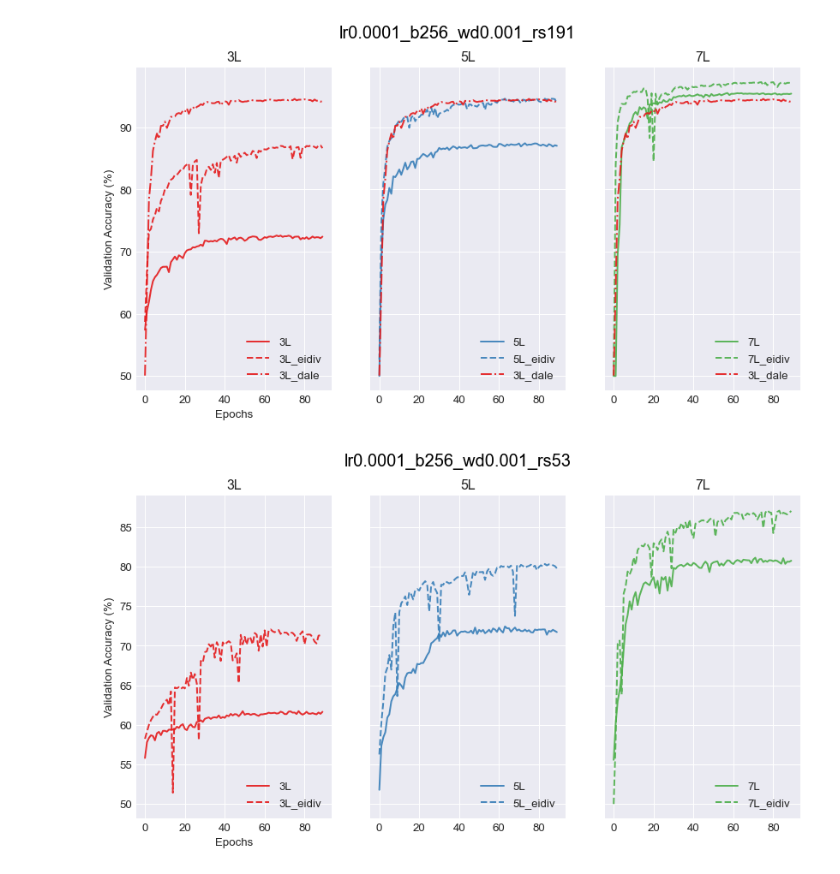
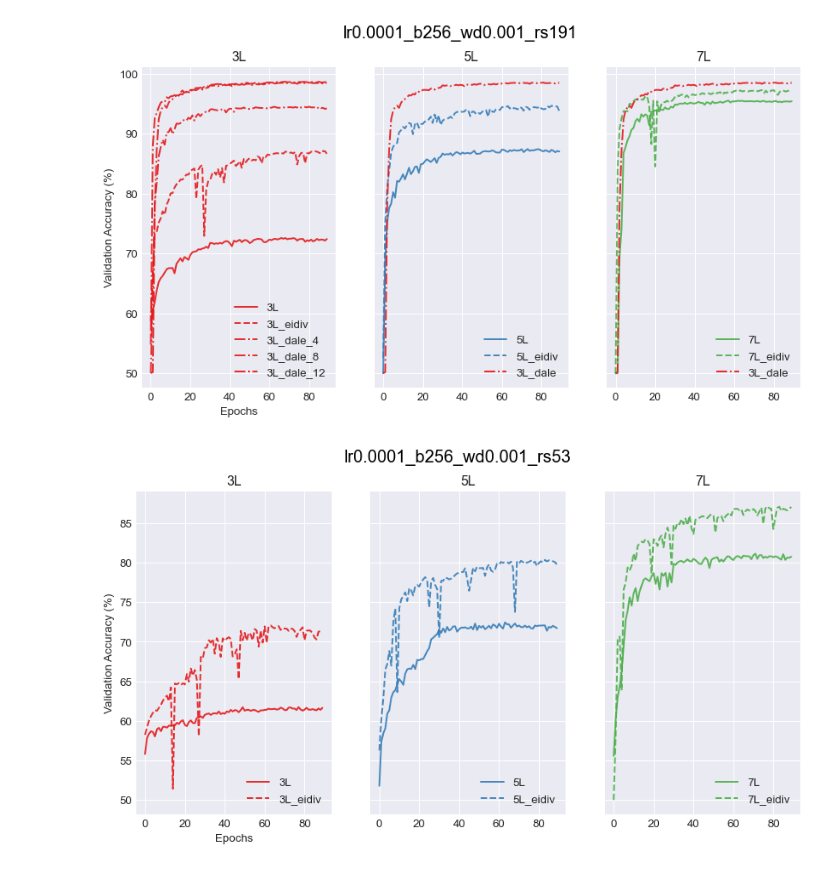
Before and after one commit to hiyuantang/marked_long, a Jupyter notebook: results/vis.ipynb, the cells around one changed output. Saved outputs shown, nothing was run; the diff lists cells and outputs as text; code cells hidden in the pictures.

Commit message:
upload new results

```diff
--- a/results/vis.ipynb
+++ b/results/vis.ipynb
@@ -93,7 +93,9 @@ L7eidiv_rs191 = get_val_results_addtodata('./rs191/7Leidiv.txt')
 #validation results from -b 256 --epochs 90 --wd 0.001 --lr 0.0001 --rs191 datasplit 8:2 w/ maxpool
 L3_rs191_mp = get_val_results_addtodata('./rs191_maxpool/3L.txt')
 L3eidiv_rs191_mp = get_val_results_addtodata('./rs191_maxpool/3Leidiv.txt')
-L3dale_rs191_mp = get_val_results_addtodata('./rs191_maxpool/3Ldale.txt')
+L3dale_4_rs191_mp = get_val_results_addtodata('./rs191_maxpool/3Ldale_4.txt')
+L3dale_8_rs191_mp = get_val_results_addtodata('./rs191_maxpool/3Ldale_8.txt')
+L3dale_12_rs191_mp = get_val_results_addtodata('./rs191_maxpool/3Ldale_12.txt')
 
 L5_rs191_mp = get_val_results_addtodata('./rs191_maxpool/5L.txt')
 L5eidiv_rs191_mp = get_val_results_addtodata('./rs191_maxpool/5Leidiv.txt')
@@ -111,10 +113,10 @@ L5eidiv_mean, L5eidiv_std = get_mean_std_at_epoch(L5eidiv_rs53, L5eidiv_rs77, L5
 L7_mean, L7_std = get_mean_std_at_epoch(L7_rs53, L7_rs77, L7_rs191, epoch=epoch_global)
 L7eidiv_mean, L7eidiv_std = get_mean_std_at_epoch(L7eidiv_rs53, L7eidiv_rs77, L7eidiv_rs191, epoch=epoch_global)
 # %%
-acc_list = np.array([L3_rs191_mp, L3eidiv_rs191_mp, L3dale_rs191_mp,
+acc_list = np.array([L3_rs191_mp, L3eidiv_rs191_mp, L3dale_4_rs191_mp, L3dale_8_rs191_mp, L3dale_12_rs191_mp,
                     L5_rs191_mp, L5eidiv_rs191_mp,
                     L7_rs191_mp, L7eidiv_rs191_mp], dtype=object)
-name_list = np.array(['3L', '3L_eidiv', '3L_dale',
+name_list = np.array(['3L', '3L_eidiv', '3L_dale_4', '3L_dale_8', '3L_dale_12',
                       '5L', '5L_eidiv',
                       '7L', '7L_eidiv'])
 plt.style.use('seaborn-darkgrid')
@@ -126,35 +128,35 @@ palette = plt.get_cmap('Set1')
 ax[0].set_title('3L'), ax[1].set_title('5L'), ax[2].set_title('7L')
 ax[0].set_ylabel('Validation Accuracy (%)'), ax[0].set_xlabel('Epochs')
 for i in range(len(acc_list)):
     num = int(name_list[i][0])//2-1
     if 'eidiv' in name_list[i]:
         ax[num].plot(acc_list[i], linestyle='--',
                      color=palette(num),
                      linewidth=linewidth, alpha=0.9, label=name_list[i]
                      )
     elif 'dale' in name_list[i]:
         ax[num].plot(acc_list[i], linestyle='-.',
                      color=palette(num),
                      linewidth=linewidth, alpha=0.9, label=name_list[i]
                      )
     else:
         ax[num].plot(acc_list[i], linestyle='-',
                      color=palette(num),
                      linewidth=linewidth, alpha=0.9, label=name_list[i]
                      )
 for i in (1, 2):
-    ax[i].plot(L3dale_rs191_mp, linestyle='-.',
+    ax[i].plot(L3dale_8_rs191_mp, linestyle='-.',
                color=palette(0),
                linewidth=linewidth, alpha=0.9, label='3L_dale'
                )
 legend_loc = 'lower right'
 ax[0].legend(loc=legend_loc), ax[1].legend(
     loc=legend_loc), ax[2].legend(loc=legend_loc)
 plt.suptitle('lr0.0001_b256_wd0.001_rs191',
              fontsize=15, fontweight=0, color='black')
 plt.show()
 # %% [output]
-[figure, old version]
+[figure, new version]
 # %%
 acc_list = np.array([L3_rs53, L3eidiv_rs53, L5_rs53, L5eidiv_rs53, L7_rs53, L7eidiv_rs53], dtype=object)
 name_list = np.array(['3L', '3L_eidiv', '5L', '5L_eidiv', '7L', '7L_eidiv'])
```
Also changed, not shown: 1 other file.
